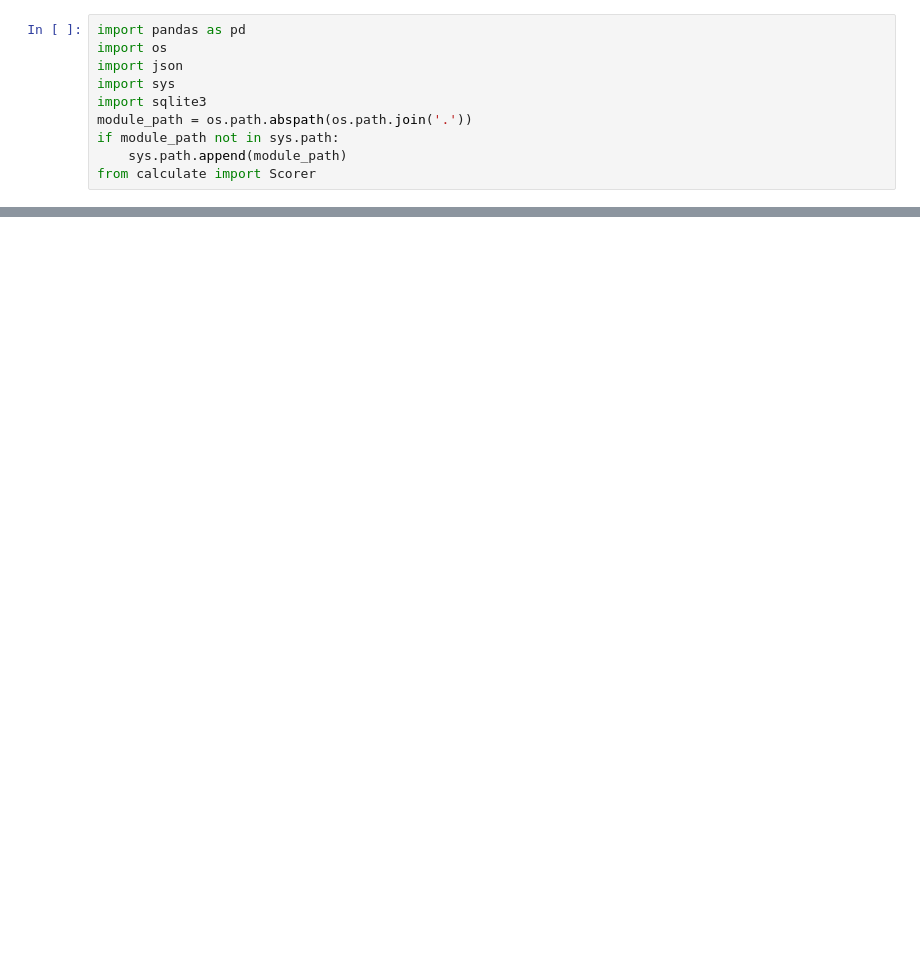
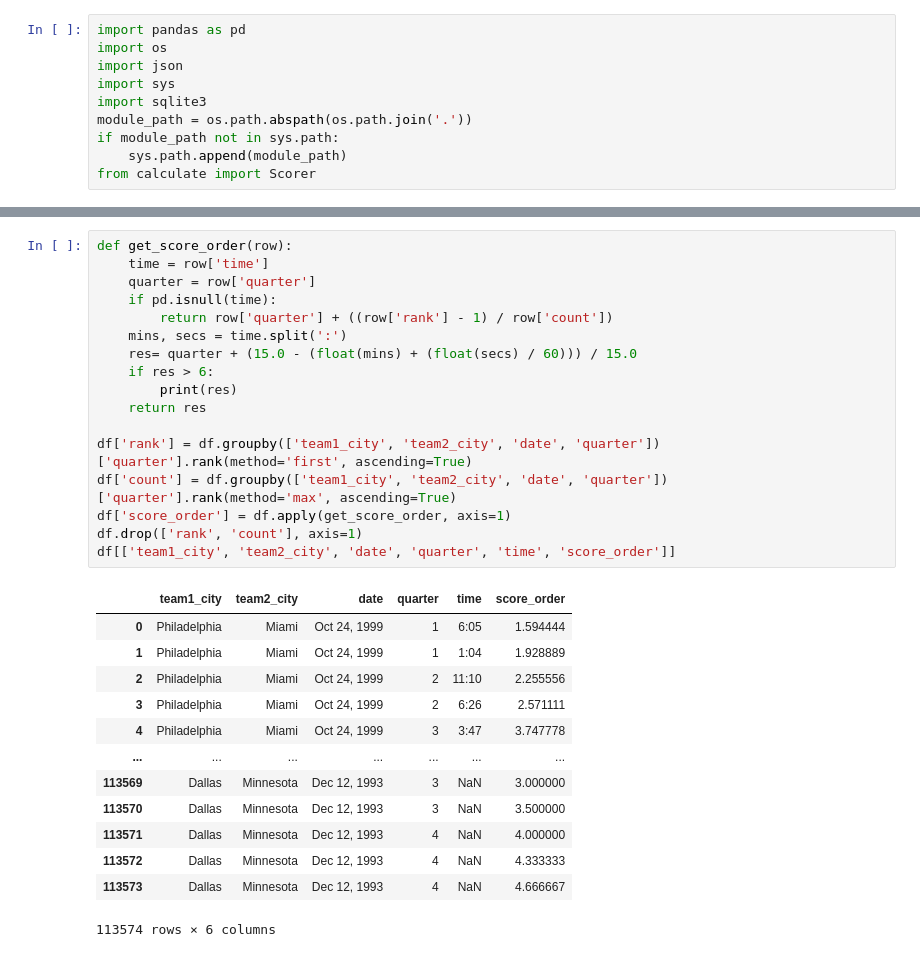
Before and after one commit to aschey/nfl-data-analysis, a Jupyter notebook: analysis/postprocess.ipynb, the cells around one changed output, grey strips where cells are left out. Saved outputs shown, nothing was run; the diff lists cells and outputs as text; blank space fills up the shorter version.

```diff
--- a/analysis/postprocess.ipynb
+++ b/analysis/postprocess.ipynb
@@ -102,5 +101,36 @@ df
 | 113572 | 113572 | 4 | NaN | Cowboys | Lincoln Coleman 1 yard rush (Eddi... | 37 | 13 | Dec 12, 1993 | Dallas | ... |
 | 113573 | 113573 | 4 | NaN | Vikings | Anthony Carter 9 yard pass from S... | 37 | 20 | Dec 12, 1993 | Dallas | ... |
 113574 rows × 21 columns
+# %%
+def get_score_order(row):
+    time = row['time']
+    quarter = row['quarter']
+    if pd.isnull(time):
+        return row['quarter'] + ((row['rank'] - 1) / row['count'])
+    mins, secs = time.split(':')
+    res= quarter + (15.0 - (float(mins) + (float(secs) / 60))) / 15.0
+    if res > 6:
+        print(res)
+    return res
+
+df['rank'] = df.groupby(['team1_city', 'team2_city', 'date', 'quarter'])['quarter'].rank(method='first', ascending=True)
+df['count'] = df.groupby(['team1_city', 'team2_city', 'date', 'quarter'])['quarter'].rank(method='max', ascending=True)
+df['score_order'] = df.apply(get_score_order, axis=1)
+df.drop(['rank', 'count'], axis=1)
+df[['team1_city', 'team2_city', 'date', 'quarter', 'time', 'score_order']]
+# %% [output]
+|  | team1_city | team2_city | date | quarter | time | score_order |
+| 0 | Philadelphia | Miami | Oct 24, 1999 | 1 | 6:05 | 1.594444 |
+| 1 | Philadelphia | Miami | Oct 24, 1999 | 1 | 1:04 | 1.928889 |
+| 2 | Philadelphia | Miami | Oct 24, 1999 | 2 | 11:10 | 2.255556 |
+| 3 | Philadelphia | Miami | Oct 24, 1999 | 2 | 6:26 | 2.571111 |
+| 4 | Philadelphia | Miami | Oct 24, 1999 | 3 | 3:47 | 3.747778 |
+| ... | ... | ... | ... | ... | ... | ... |
+| 113569 | Dallas | Minnesota | Dec 12, 1993 | 3 | NaN | 3.000000 |
+| 113570 | Dallas | Minnesota | Dec 12, 1993 | 3 | NaN | 3.500000 |
+| 113571 | Dallas | Minnesota | Dec 12, 1993 | 4 | NaN | 4.000000 |
+| 113572 | Dallas | Minnesota | Dec 12, 1993 | 4 | NaN | 4.333333 |
+| 113573 | Dallas | Minnesota | Dec 12, 1993 | 4 | NaN | 4.666667 |
+113574 rows × 6 columns
 # %%
 df.to_csv('../data/scores_with_index.csv')
```
Also changed, not shown: parts of 4 cells of this notebook, 5 other files.
